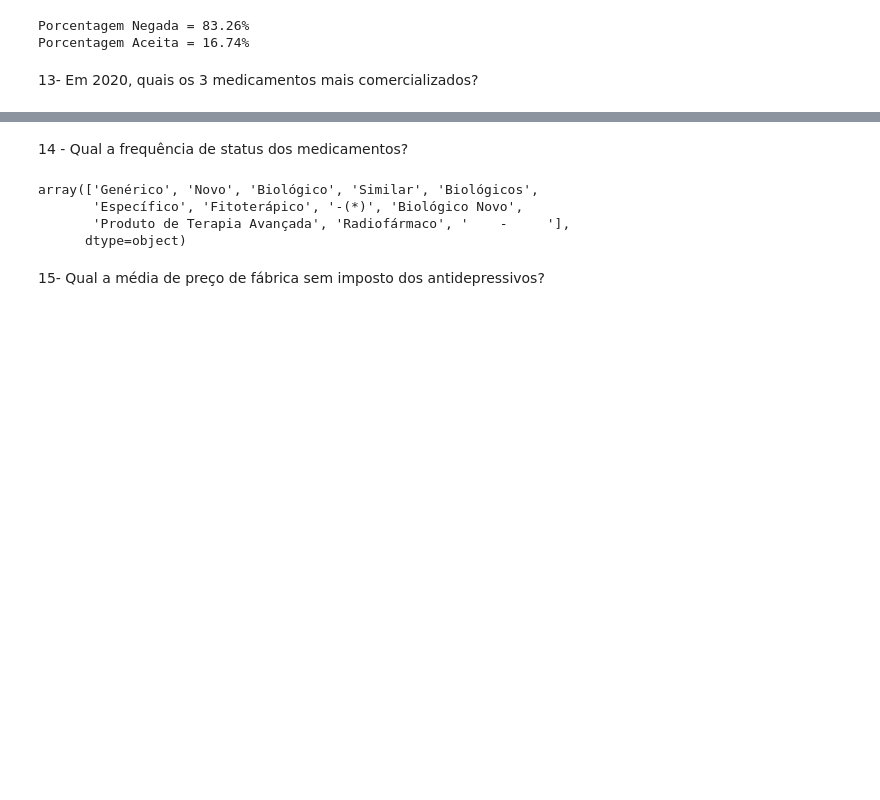
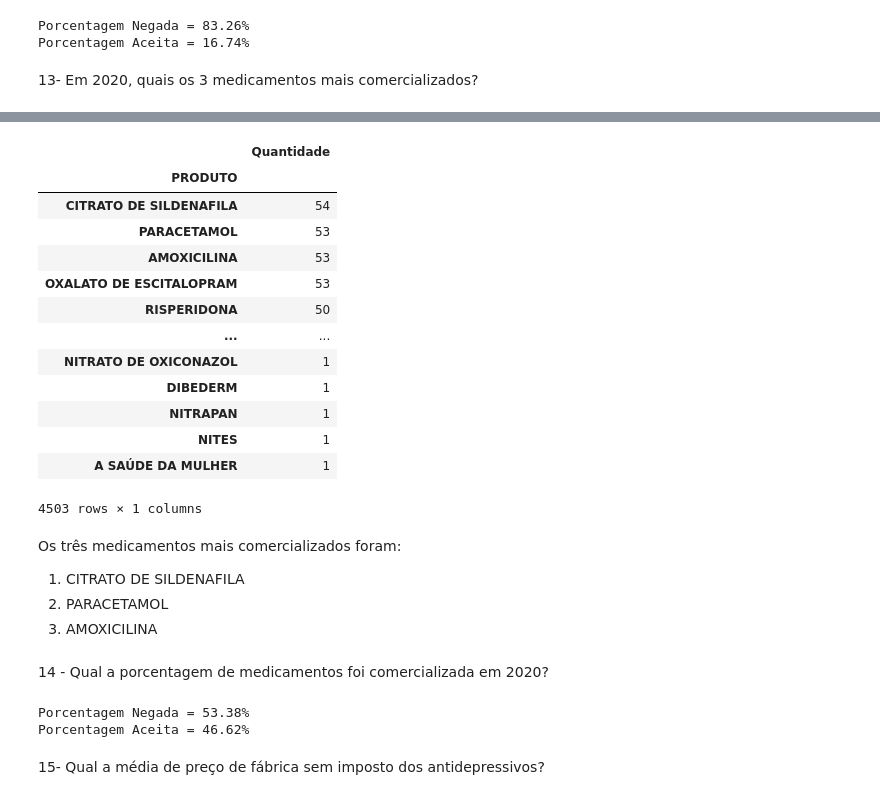
Before and after one commit to lazarobodevan/TP-CienciaDosDados-3861-3865, a Jupyter notebook: ProjetoCienciaDosDados.ipynb, the cells around one changed output, grey strips where cells are left out. Saved outputs shown, nothing was run; the diff lists cells and outputs as text; code cells hidden in the pictures; blank space fills up the shorter version.

```diff
--- a/ProjetoCienciaDosDados.ipynb
+++ b/ProjetoCienciaDosDados.ipynb
@@ -652,7 +570,5 @@ Porcentagem Aceita = 16.74%
 # %%
 varPISCONFIS = datasetMed[datasetMed['COMERCIALIZAÇÃO 2020'] == 'Sim']
 quantidadeNEG = varPISCONFIS
-quantidadeNEG = quantidadeNEG.groupby('COMERCIALIZAÇÃO 2020')['PRODUTO'].count().tolist()
-nomesLabs = (varPISCONFIS['PRODUTO'].unique())
-nomesLabs
+quantidadeNEG = quantidadeNEG.groupby('PRODUTO')['COMERCIALIZAÇÃO 2020'].count()
 # %% [output]
@@ -661,11 +588,48 @@ array(['CEFALOTINA SÓDICA', 'CEFAZOLINA SÓDICA', 'CEFOTAXIMA SÓDICA', ...,
+# %%
+lab_quantidade = pd.DataFrame({'Quantidade': quantidadeNEG})
+lab_quantidade
+df3 = lab_quantidade.sort_values('Quantidade', ascending=False)
+df3
+# %% [output]
+|  | Quantidade |
+| PRODUTO |  |
+| CITRATO DE SILDENAFILA | 54 |
+| PARACETAMOL | 53 |
+| AMOXICILINA | 53 |
+| OXALATO DE ESCITALOPRAM | 53 |
+| RISPERIDONA | 50 |
+| ... | ... |
+| NITRATO DE OXICONAZOL | 1 |
+| DIBEDERM | 1 |
+| NITRAPAN | 1 |
+| NITES | 1 |
+| A SAÚDE DA MULHER | 1 |
+4503 rows × 1 columns
+# %% [markdown]
+Os três medicamentos mais comercializados foram:
+
+
+1.   CITRATO DE SILDENAFILA
+2.   PARACETAMOL
+3.   AMOXICILINA
 # %% [markdown]
-14 - Qual a frequência de status dos medicamentos?
+14 - Qual a porcentagem de medicamentos foi comercializada em 2020?
-# %%
-datasetMed['TIPO DE PRODUTO (STATUS DO PRODUTO)'].unique()
-# %% [output]
-array(['Genérico', 'Novo', 'Biológico', 'Similar', 'Biológicos',
-       'Específico', 'Fitoterápico', '-(*)', 'Biológico Novo',
-       'Produto de Terapia Avançada', 'Radiofármaco', '    -     '],
-      dtype=object)
+# %%
+naoComercializada = datasetMed[datasetMed['COMERCIALIZAÇÃO 2020'] == 'Não']
+comercializada = datasetMed[datasetMed['COMERCIALIZAÇÃO 2020'] == 'Sim']
+Total = datasetMed['COMERCIALIZAÇÃO 2020'].count()
+
+
+naoComercializada = naoComercializada['COMERCIALIZAÇÃO 2020'].count()
+comercializada = comercializada['COMERCIALIZAÇÃO 2020'].count()
+
+Ncomer = (naoComercializada/Total)*100
+comer = (comercializada/Total)*100
+
+print('Porcentagem Negada = {:.2f}% '.format(Ncomer))
+print('Porcentagem Aceita = {:.2f}%'.format(comer))
+# %% [output]
+Porcentagem Negada = 53.38%
+Porcentagem Aceita = 46.62%
 # %% [markdown]
 15- Qual a média de preço de fábrica sem imposto dos antidepressivos?
```
Also changed, not shown: parts of 40 cells of this notebook.
